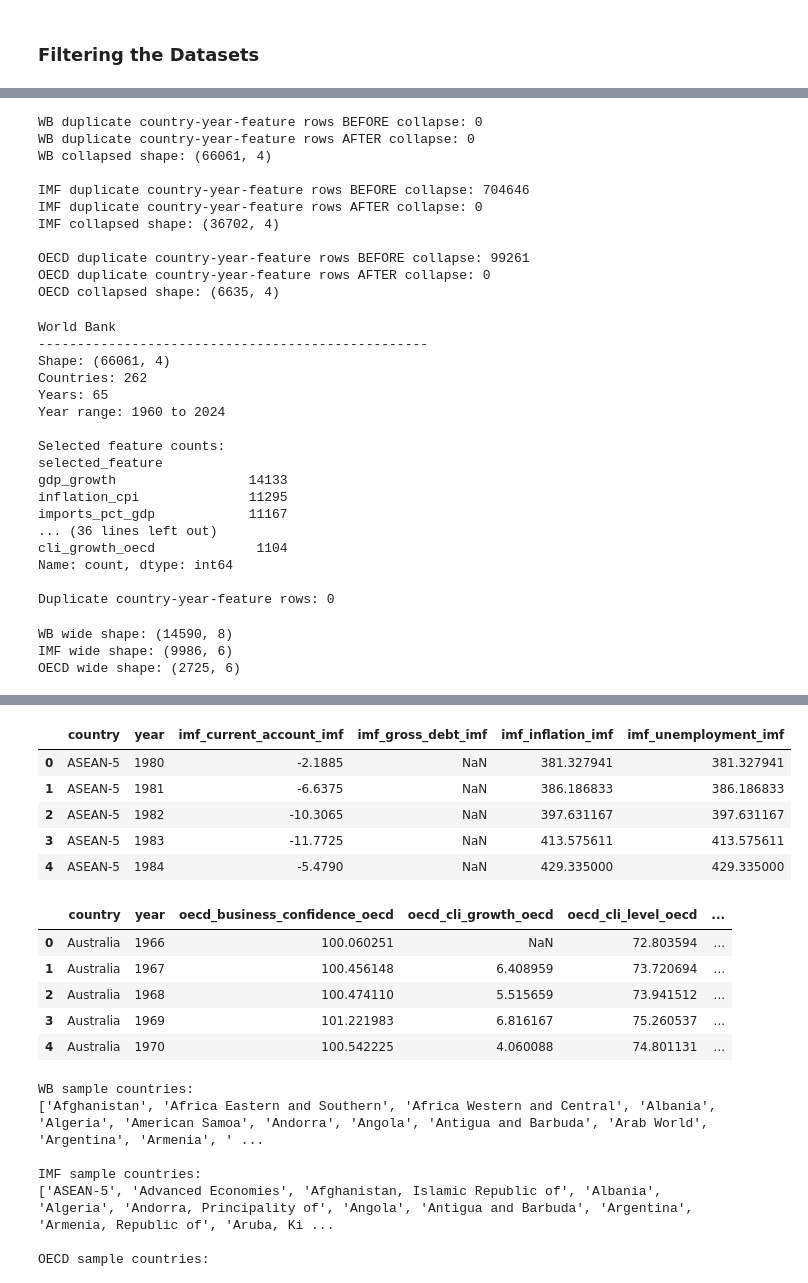
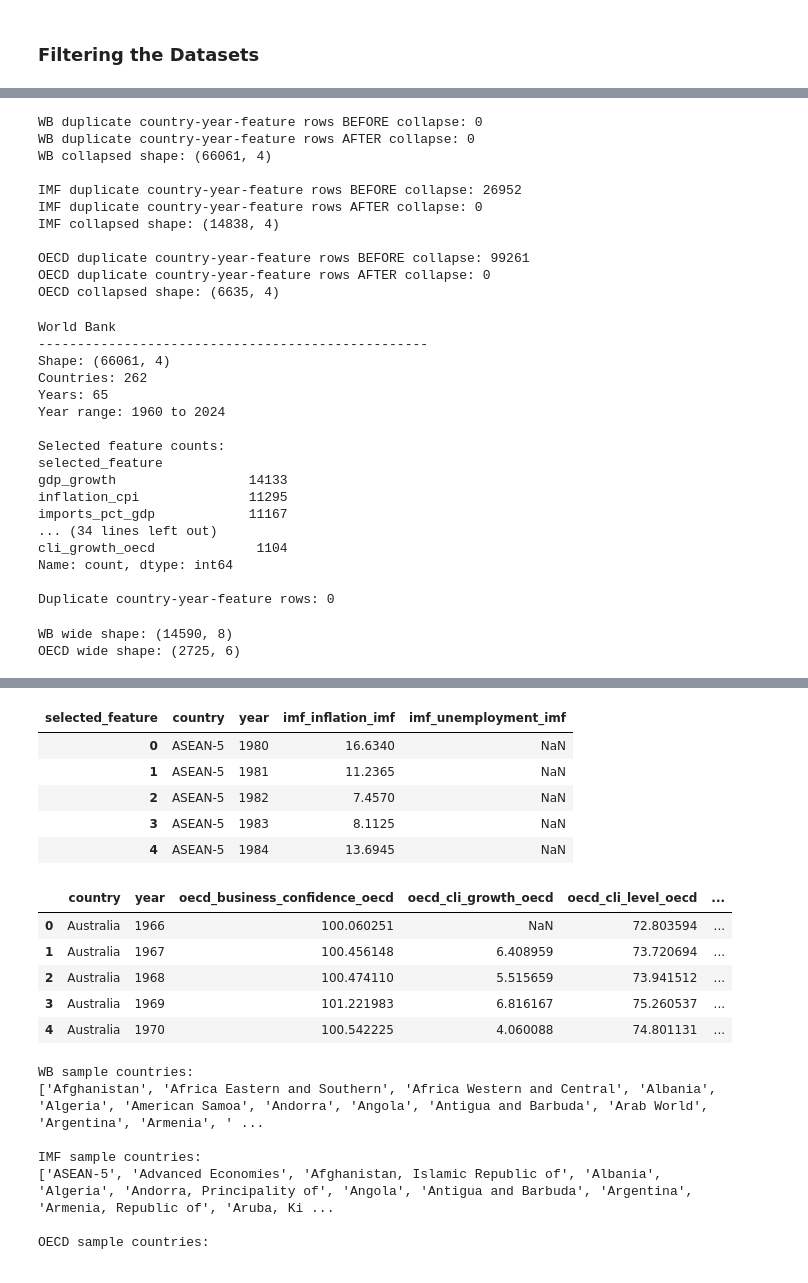
Before and after one commit to tina-ytyuan/SP26_IDS705_ML_Project, a Jupyter notebook: code/merging.ipynb, the cells around one changed output, grey strips where cells are left out. Drawn from its saved outputs; the diff is of its cells as text; code cells hidden in the pictures.

```diff
--- a/code/merging.ipynb
+++ b/code/merging.ipynb
@@ -247,9 +247,12 @@ def filter_by_keywords(df, keyword_map, text_col="indicator_text"):
 ### Filtering the Datasets
 # %%
 wb_selected = filter_wb_by_indicator_ids(wb_clean, wb_indicator_ids)
-imf_selected = filter_by_keywords(
-    imf_clean, imf_indicator_keywords, text_col="indicator_text"
-)
+
+imf_selected = imf_clean[
+    imf_clean["indicator"].str.contains(
+        "consumer price|unemployment", case=False, na=False
+    )
+].copy()
 
 oecd_selected = oecd_clean[
     oecd_clean["indicator_text"].str.contains(
@@ -288,6 +291,24 @@ oecd_selected = oecd_selected[
     )
 ][["country", "year", "selected_feature", "value"]].copy()
 
+
+def assign_imf_feature(text):
+    text = str(text).lower()
+
+    if "consumer price" in text:
+        return "imf_inflation_imf"
+    elif "unemployment" in text:
+        return "imf_unemployment_imf"
+    else:
+        return None
+
+
+imf_selected["selected_feature"] = imf_selected["indicator"].apply(assign_imf_feature)
+imf_selected = imf_selected.dropna(subset=["selected_feature"])
+
+imf_final = imf_selected.groupby(
+    ["country", "year", "selected_feature"], as_index=False
+)["value"].mean()
 print("WB selected:", wb_selected.shape)
 print("IMF selected:", imf_selected.shape)
 print("OECD selected:", oecd_selected.shape)
@@ -346,9 +368,9 @@ WB duplicate country-year-feature rows BEFORE collapse: 0
 WB duplicate country-year-feature rows AFTER collapse: 0
 WB collapsed shape: (66061, 4)
 
-IMF duplicate country-year-feature rows BEFORE collapse: 704646
+IMF duplicate country-year-feature rows BEFORE collapse: 26952
 IMF duplicate country-year-feature rows AFTER collapse: 0
-IMF collapsed shape: (36702, 4)
+IMF collapsed shape: (14838, 4)
 
 OECD duplicate country-year-feature rows BEFORE collapse: 99261
 OECD duplicate country-year-feature rows AFTER collapse: 0
@@ -388,7 +410,7 @@ selected_feature
 gdp_growth                 14133
 inflation_cpi              11295
 imports_pct_gdp            11167
-... (36 lines left out)
+... (34 lines left out)
 cli_growth_oecd             1104
 Name: count, dtype: int64
 
@@ -401,41 +423,48 @@ def pivot_wide(df, prefix):
     wide = df.pivot(
         index=["country", "year"], columns="selected_feature", values="value"
     ).reset_index()
 
     wide.columns.name = None
 
     rename_cols = {
         col: f"{prefix}_{col}" for col in wide.columns if col not in ["country", "year"]
     }
     wide = wide.rename(columns=rename_cols)
 
     print(f"{prefix.upper()} wide shape: {wide.shape}")
     return wide
 
 
+imf_wide = imf_final.pivot(
+    index=["country", "year"], columns="selected_feature", values="value"
+).reset_index()
+
+imf_wide = imf_wide.rename(
+    columns={"inflation": "imf_inflation_imf", "unemployment": "imf_unemployment_imf"}
+)
+
 wb_wide = pivot_wide(wb_selected, "wb")
-imf_wide = pivot_wide(imf_selected, "imf")
+
 oecd_wide = pivot_wide(oecd_selected, "oecd")
 
 display(wb_wide.head())
 display(imf_wide.head())
 display(oecd_wide.head())
 # %% [output]
 WB wide shape: (14590, 8)
-IMF wide shape: (9986, 6)
 OECD wide shape: (2725, 6)
 |  | country | year | wb_current_account_pct_gdp | wb_exports_pct_gdp | wb_gdp_growth | wb_gov_consumption_pct_gdp | ... |
 | 0 | Afghanistan | 2001 | NaN | NaN | -9.431974 | NaN | ... |
 | 1 | Afghanistan | 2002 | NaN | NaN | 28.600001 | NaN | ... |
 | 2 | Afghanistan | 2003 | NaN | NaN | 8.832278 | NaN | ... |
 | 3 | Afghanistan | 2004 | NaN | NaN | 1.414118 | NaN | ... |
 | 4 | Afghanistan | 2005 | NaN | NaN | 11.229715 | NaN | ... |
-|  | country | year | imf_current_account_imf | imf_gross_debt_imf | imf_inflation_imf | imf_unemployment_imf |
-| 0 | ASEAN-5 | 1980 | -2.1885 | NaN | 381.327941 | 381.327941 |
-| 1 | ASEAN-5 | 1981 | -6.6375 | NaN | 386.186833 | 386.186833 |
-| 2 | ASEAN-5 | 1982 | -10.3065 | NaN | 397.631167 | 397.631167 |
-| 3 | ASEAN-5 | 1983 | -11.7725 | NaN | 413.575611 | 413.575611 |
-| 4 | ASEAN-5 | 1984 | -5.4790 | NaN | 429.335000 | 429.335000 |
+| selected_feature | country | year | imf_inflation_imf | imf_unemployment_imf |
+| 0 | ASEAN-5 | 1980 | 16.6340 | NaN |
+| 1 | ASEAN-5 | 1981 | 11.2365 | NaN |
+| 2 | ASEAN-5 | 1982 | 7.4570 | NaN |
+| 3 | ASEAN-5 | 1983 | 8.1125 | NaN |
+| 4 | ASEAN-5 | 1984 | 13.6945 | NaN |
 |  | country | year | oecd_business_confidence_oecd | oecd_cli_growth_oecd | oecd_cli_level_oecd | ... |
 | 0 | Australia | 1966 | 100.060251 | NaN | 72.803594 | ... |
 | 1 | Australia | 1967 | 100.456148 | 6.408959 | 73.720694 | ... |
```
Also changed, not shown: parts of 15 cells of this notebook, 1 other file.
